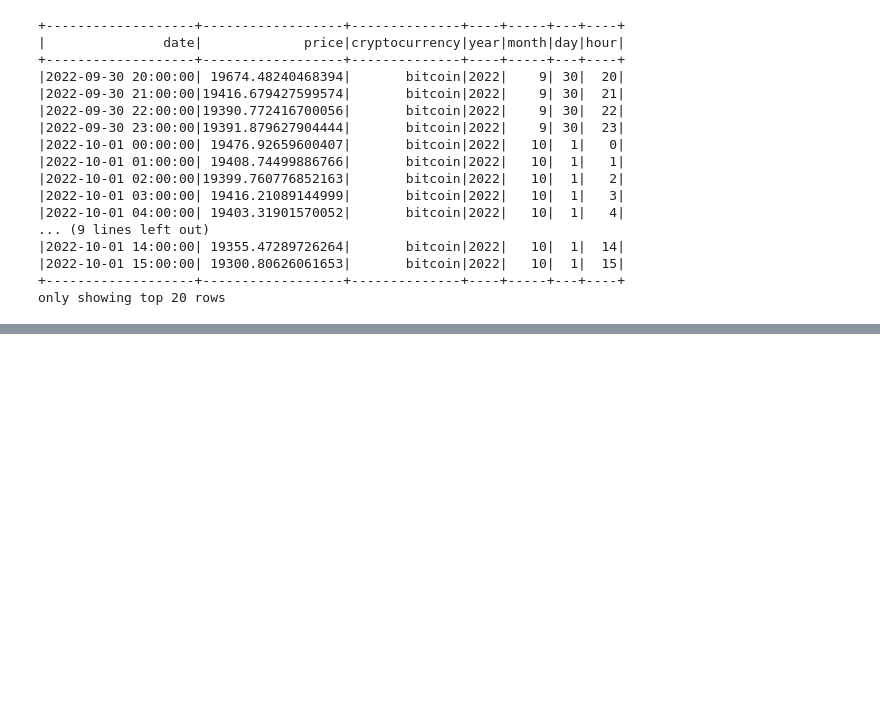
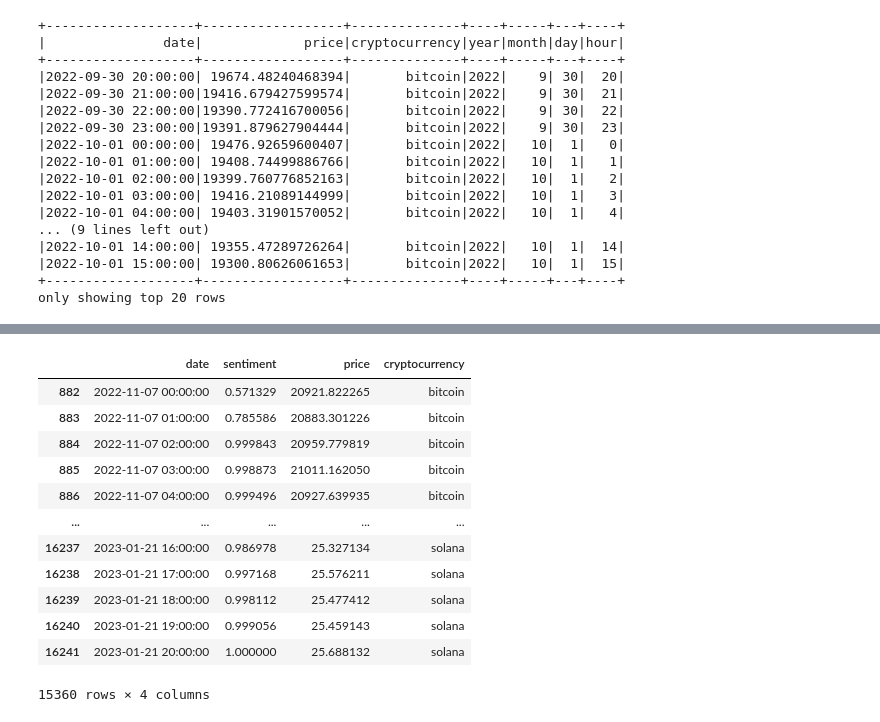
Before and after one commit to marneusz/BigDataAnalytics, a Jupyter notebook: 3_machine_learning/sentiment_prediction/predict_tests.ipynb, the cells around one changed output, grey strips where cells are left out. Saved outputs shown, nothing was run; the diff lists cells and outputs as text; code cells hidden in the pictures; blank space fills up the shorter version.

```diff
--- a/3_machine_learning/sentiment_prediction/predict_tests.ipynb
+++ b/3_machine_learning/sentiment_prediction/predict_tests.ipynb
@@ -78,6 +117,6 @@ aggregation = aggregation.withColumnRenamed('cryptocurrency', 'cryptocurrency_a'
 ## version with prediction 0 1 not probability
 # results = prediction.groupBy('created_utc').agg(F.avg('prediction'))
 # results = results.withColumnRenamed('avg(prediction)', 'avg_prediction')
-aggregation = aggregation.withColumn("sub_utc", F.col("created_utc") - F.expr(f'INTERVAL {day_shift} DAYS'))
+aggregation = aggregation.withColumn("sub_utc", F.col("created_utc") + F.expr(f'INTERVAL {day_shift} DAYS'))
 aggregation.show()
 # %% [output]
@@ -122,6 +161,5 @@ crypto_df.show()
 +-------------------+------------------+--------------+----+-----+---+----+
 only showing top 20 rows
 # %%
-results = aggregation.join(crypto_df, (aggregation.sub_utc ==  crypto_df.date) & (aggregation.cryptocurrency_a ==  crypto_df.cryptocurrency),"left")
-results = results.select('date', 'sentiment', 'price', 'cryptocurrency').na.drop()
-results.show()
+results = aggregation.join(crypto_df, (aggregation.sub_utc ==  crypto_df.date) & (aggregation.cryptocurrency_a ==  crypto_df.cryptocurrency),"right")
+results = results.select('date', 'sentiment', 'price', 'cryptocurrency')
@@ -145,0 +166,18 @@ only showing top 20 rows
+# %%
+res = results.toPandas()
+res = res.interpolate(method='linear').dropna()
+results = spark.createDataFrame(res)
+# %% [output]
+|  | date | sentiment | price | cryptocurrency |
+| 882 | 2022-11-07 00:00:00 | 0.571329 | 20921.822265 | bitcoin |
+| 883 | 2022-11-07 01:00:00 | 0.785586 | 20883.301226 | bitcoin |
+| 884 | 2022-11-07 02:00:00 | 0.999843 | 20959.779819 | bitcoin |
+| 885 | 2022-11-07 03:00:00 | 0.998873 | 21011.162050 | bitcoin |
+| 886 | 2022-11-07 04:00:00 | 0.999496 | 20927.639935 | bitcoin |
+| ... | ... | ... | ... | ... |
+| 16237 | 2023-01-21 16:00:00 | 0.986978 | 25.327134 | solana |
+| 16238 | 2023-01-21 17:00:00 | 0.997168 | 25.576211 | solana |
+| 16239 | 2023-01-21 18:00:00 | 0.998112 | 25.477412 | solana |
+| 16240 | 2023-01-21 19:00:00 | 0.999056 | 25.459143 | solana |
+| 16241 | 2023-01-21 20:00:00 | 1.000000 | 25.688132 | solana |
+15360 rows × 4 columns
```
Also changed, not shown: parts of 11 cells of this notebook, 41 other files.
